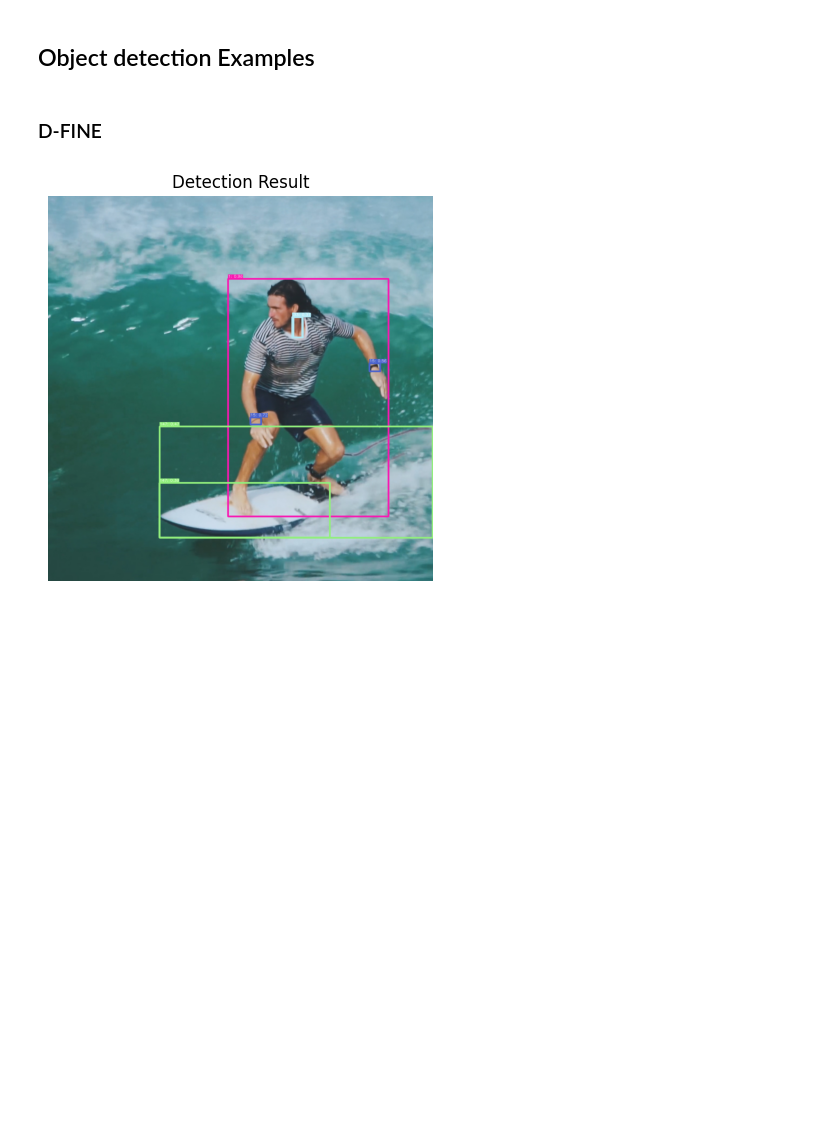
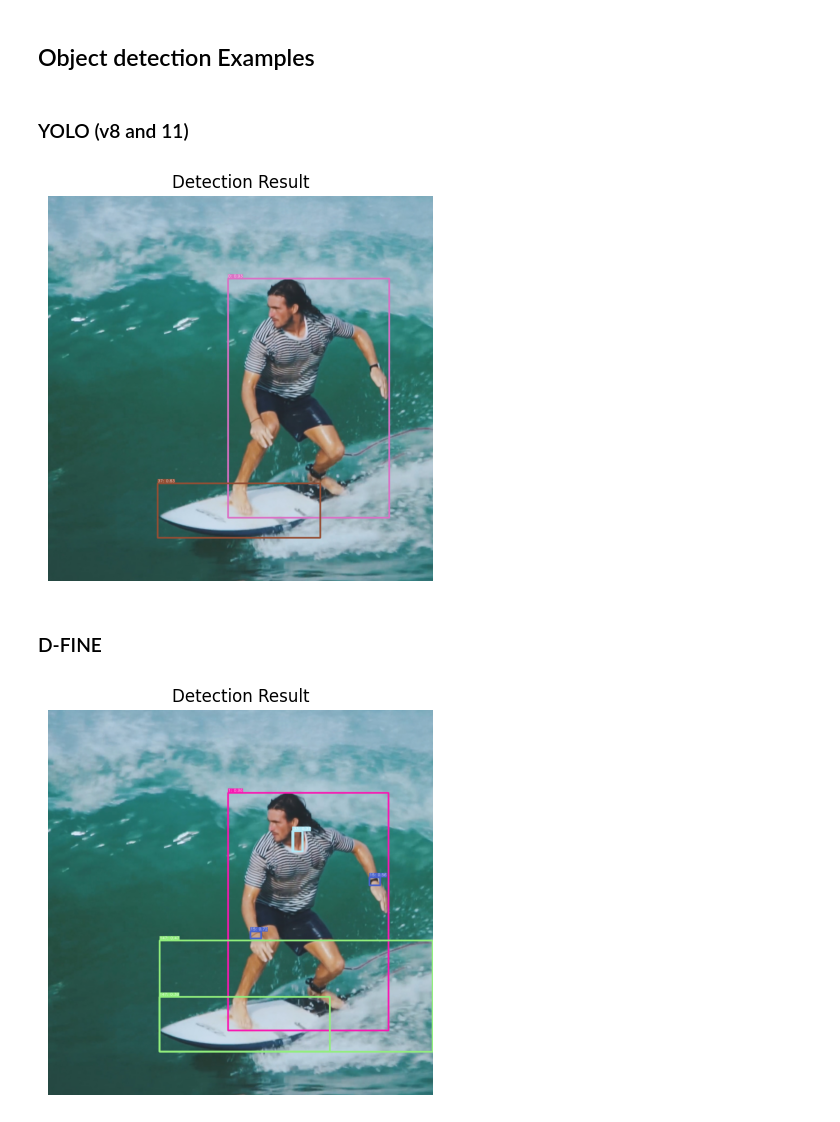
Before and after one commit to nomusanma/ezonnx-copy, a Jupyter notebook: examples/object_detection.ipynb, the cells around one changed output. Saved outputs shown, nothing was run; the diff lists cells and outputs as text; code cells hidden in the pictures; blank space fills up the shorter version.

Commit message:
Add YOLO

```diff
--- a/examples/object_detection.ipynb
+++ b/examples/object_detection.ipynb
@@ -1,5 +1,14 @@
 # %% [markdown]
 ## Object detection Examples
+# %% [markdown]
+### YOLO (v8 and 11)
+# %%
+from ezonnx import YOLO,visualize_images
+det = YOLO("/path/to/yolo.onnx") # Please use local weight
+ret = det("images/surf.jpg")
+visualize_images("Detection Result",ret.visualized_img)
+# %% [output]
+[figure, added]
 # %% [markdown]
 ### D-FINE
 # %%
```
Also changed, not shown: 3 other files.
